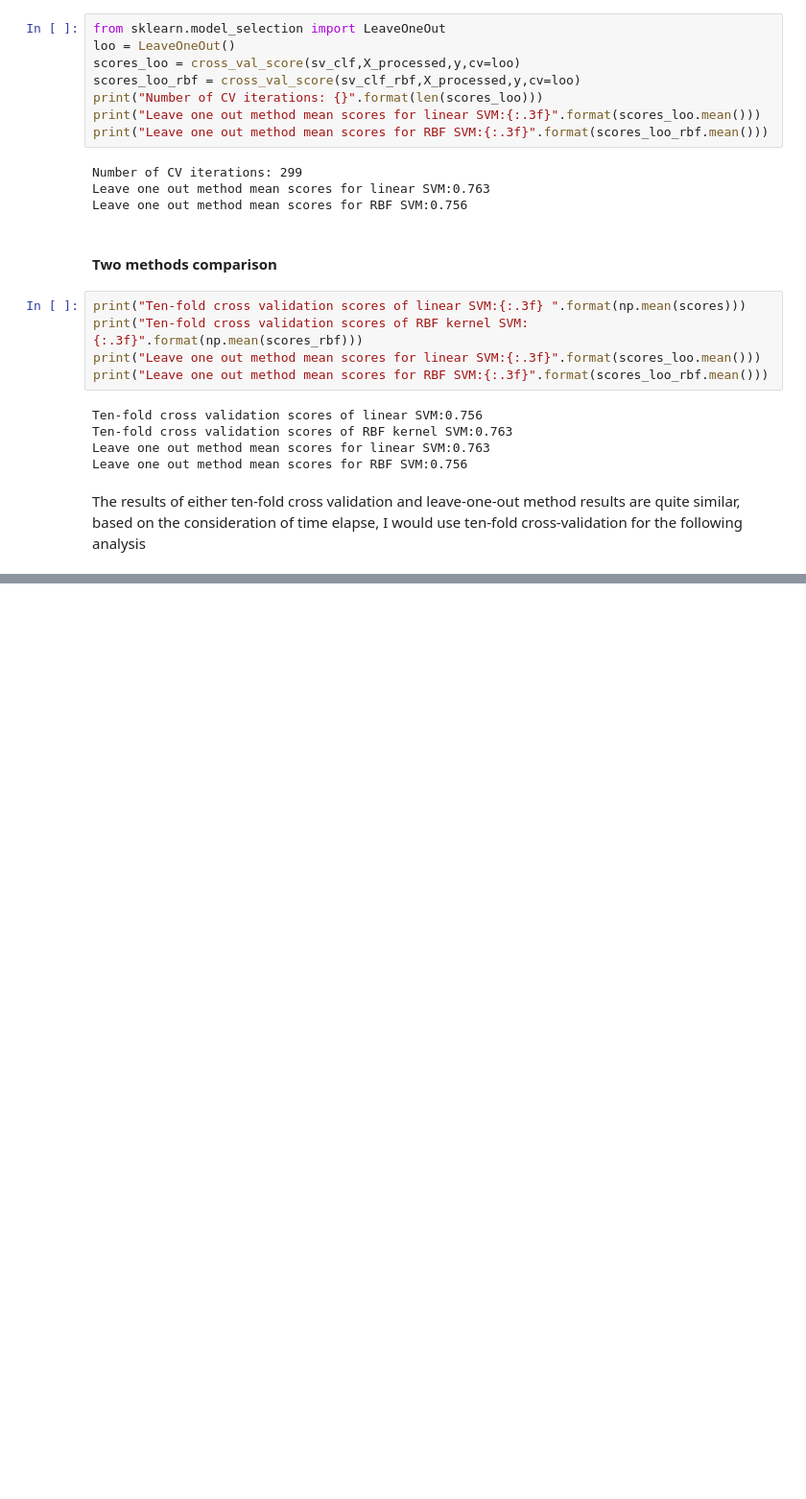
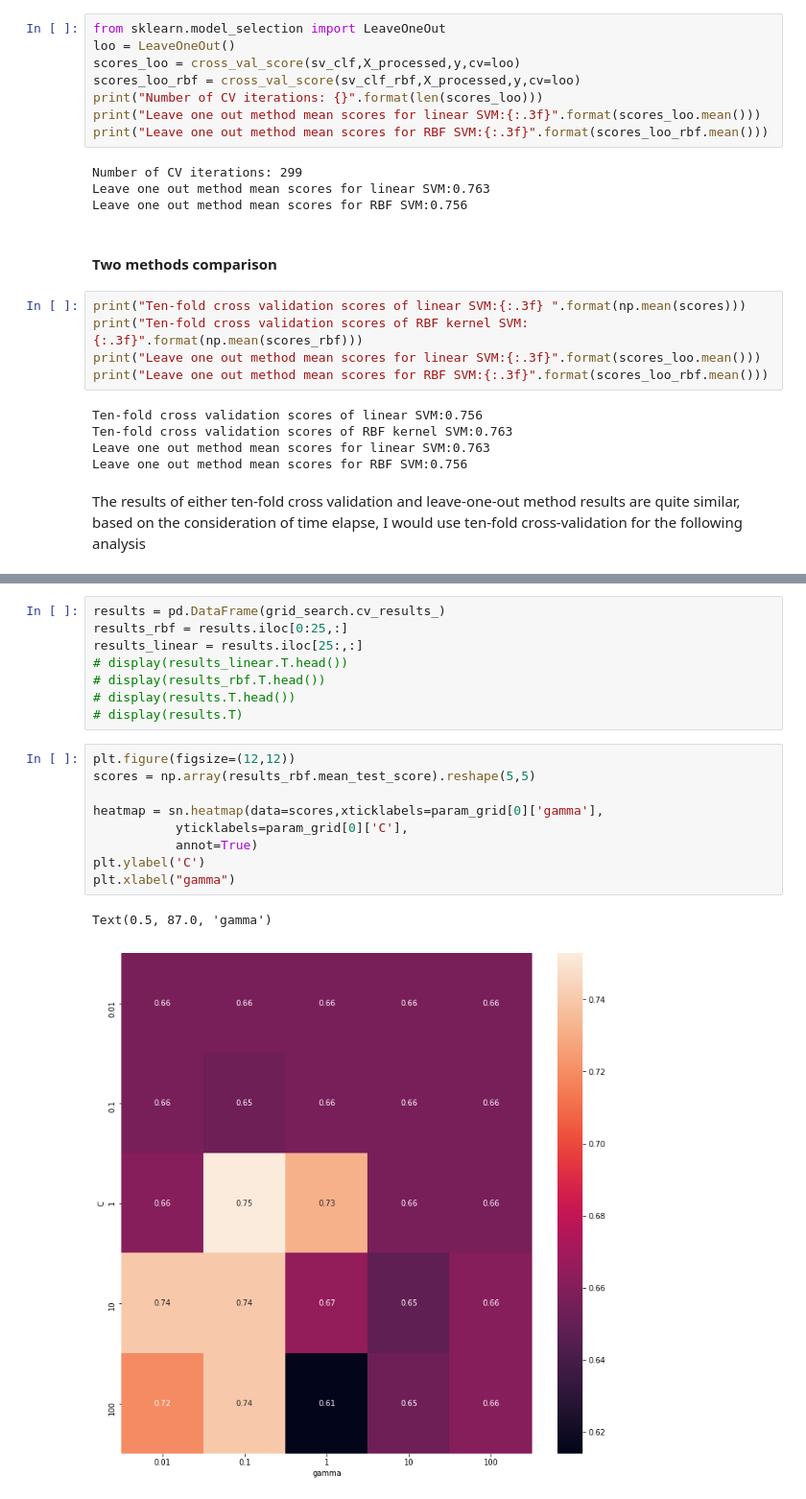
Before and after one commit to yuxuanwu17/heart_failure_detection, a Jupyter notebook: Final_report.ipynb, the cells around one changed output, grey strips where cells are left out. Shown at 96% size. Cells and saved outputs as stored; diff of their text form; blank space fills up the shorter version.

```diff
--- a/Final_report.ipynb
+++ b/Final_report.ipynb
@@ -617,0 +664,20 @@ The results of either ten-fold cross validation and leave-one-out method results
+# %%
+results = pd.DataFrame(grid_search.cv_results_)
+results_rbf = results.iloc[0:25,:]
+results_linear = results.iloc[25:,:]
+# display(results_linear.T.head())
+# display(results_rbf.T.head())
+# display(results.T.head())
+# display(results.T)
+# %%
+plt.figure(figsize=(12,12))
+scores = np.array(results_rbf.mean_test_score).reshape(5,5)
+
+heatmap = sn.heatmap(data=scores,xticklabels=param_grid[0]['gamma'],
+           yticklabels=param_grid[0]['C'],
+           annot=True)
+plt.ylabel('C')
+plt.xlabel("gamma")
+# %% [output]
+Text(0.5, 87.0, 'gamma')
+[figure, added]
```
Also changed, not shown: parts of 20 cells of this notebook.
